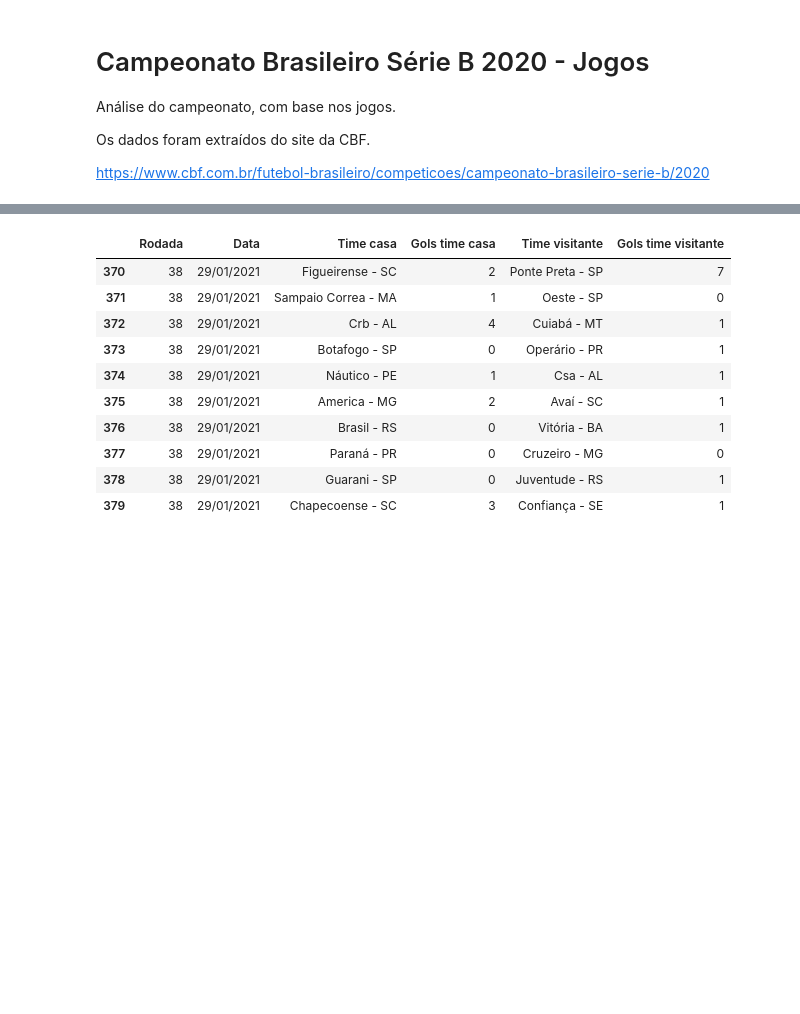
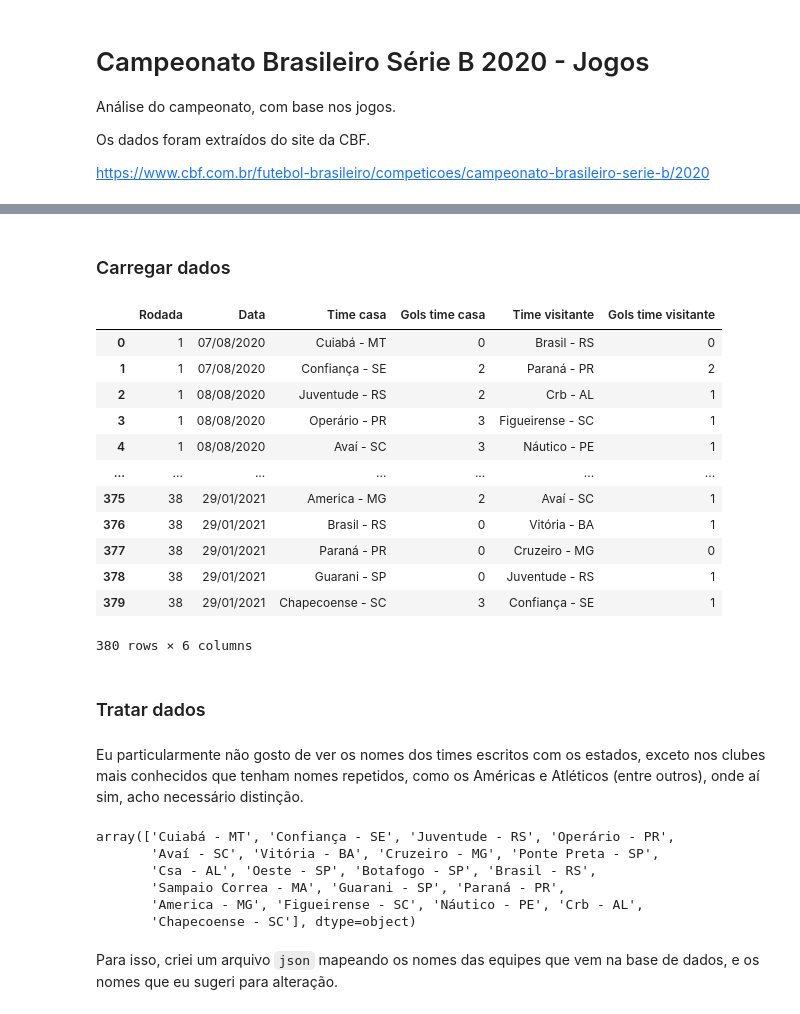
Before and after one commit to heavyrick/datascience, a Jupyter notebook: analises/campeonato_brasileiro_serie_b_2020/campeonato_brasileiro_serie_b_jogos.ipynb, the cells around one changed output, grey strips where cells are left out. Saved outputs shown, nothing was run; the diff lists cells and outputs as text; code cells hidden in the pictures; blank space fills up the shorter version.

```diff
--- a/analises/campeonato_brasileiro_serie_b_2020/campeonato_brasileiro_serie_b_jogos.ipynb
+++ b/analises/campeonato_brasileiro_serie_b_2020/campeonato_brasileiro_serie_b_jogos.ipynb
@@ -33,3 +31,5 @@ The autoreload extension is already loaded. To reload it, use:
+# %% [markdown]
+### Carregar dados
 # %%
 arquivo_dados = 'tabela_jogos_serie_b_2020.csv'
 
@@ -38,21 +38,38 @@ link_pagina = 'https://www.cbf.com.br/futebol-brasileiro/competicoes/campeonato-
 if not exists('data/' + arquivo_dados):
     pagina = ExtrairJogos.extrair_pagina(link_pagina)
     blocos = ExtrairJogos.extrair_area_dados(pagina)
-    df = criar_dataframe(blocos)
-    df.to_csv('data/' + arquivo_dados, sep=';', encoding='utf-8', index=False)
+    df_tabela_jogos = criar_dataframe(blocos)
+    df_tabela_jogos.to_csv('data/' + arquivo_dados, sep=';', encoding='utf-8', index=False)
 else:
-    df = pd.read_csv('data/' + arquivo_dados, delimiter=';', encoding='utf-8')
+    df_tabela_jogos = pd.read_csv('data/' + arquivo_dados, delimiter=';', encoding='utf-8')
 # %%
-df.tail(10)
+df_tabela_jogos
 # %% [output]
 |  | Rodada | Data | Time casa | Gols time casa | Time visitante | Gols time visitante |
-| 370 | 38 | 29/01/2021 | Figueirense - SC | 2 | Ponte Preta - SP | 7 |
-| 371 | 38 | 29/01/2021 | Sampaio Correa - MA | 1 | Oeste - SP | 0 |
-| 372 | 38 | 29/01/2021 | Crb - AL | 4 | Cuiabá - MT | 1 |
-| 373 | 38 | 29/01/2021 | Botafogo - SP | 0 | Operário - PR | 1 |
-| 374 | 38 | 29/01/2021 | Náutico - PE | 1 | Csa - AL | 1 |
+| 0 | 1 | 07/08/2020 | Cuiabá - MT | 0 | Brasil - RS | 0 |
+| 1 | 1 | 07/08/2020 | Confiança - SE | 2 | Paraná - PR | 2 |
+| 2 | 1 | 08/08/2020 | Juventude - RS | 2 | Crb - AL | 1 |
+| 3 | 1 | 08/08/2020 | Operário - PR | 3 | Figueirense - SC | 1 |
+| 4 | 1 | 08/08/2020 | Avaí - SC | 3 | Náutico - PE | 1 |
+| ... | ... | ... | ... | ... | ... | ... |
 | 375 | 38 | 29/01/2021 | America - MG | 2 | Avaí - SC | 1 |
 | 376 | 38 | 29/01/2021 | Brasil - RS | 0 | Vitória - BA | 1 |
 | 377 | 38 | 29/01/2021 | Paraná - PR | 0 | Cruzeiro - MG | 0 |
 | 378 | 38 | 29/01/2021 | Guarani - SP | 0 | Juventude - RS | 1 |
 | 379 | 38 | 29/01/2021 | Chapecoense - SC | 3 | Confiança - SE | 1 |
+380 rows × 6 columns
+# %% [markdown]
+### Tratar dados
+# %% [markdown]
+Eu particularmente não gosto de ver os nomes dos times escritos com os estados, exceto nos clubes mais conhecidos que tenham nomes repetidos, como os Américas e Atléticos (entre outros), onde aí sim, acho necessário distinção.
+# %%
+df_tabela_jogos['Time casa'].unique()
+# %% [output]
+array(['Cuiabá - MT', 'Confiança - SE', 'Juventude - RS', 'Operário - PR',
+       'Avaí - SC', 'Vitória - BA', 'Cruzeiro - MG', 'Ponte Preta - SP',
+       'Csa - AL', 'Oeste - SP', 'Botafogo - SP', 'Brasil - RS',
+       'Sampaio Correa - MA', 'Guarani - SP', 'Paraná - PR',
+       'America - MG', 'Figueirense - SC', 'Náutico - PE', 'Crb - AL',
+       'Chapecoense - SC'], dtype=object)
+# %% [markdown]
+Para isso, criei um arquivo `json` mapeando os nomes das equipes que vem na base de dados, e os nomes que eu sugeri para alteração.
```
Also changed, not shown: parts of 17 cells of this notebook, 9 other files.
